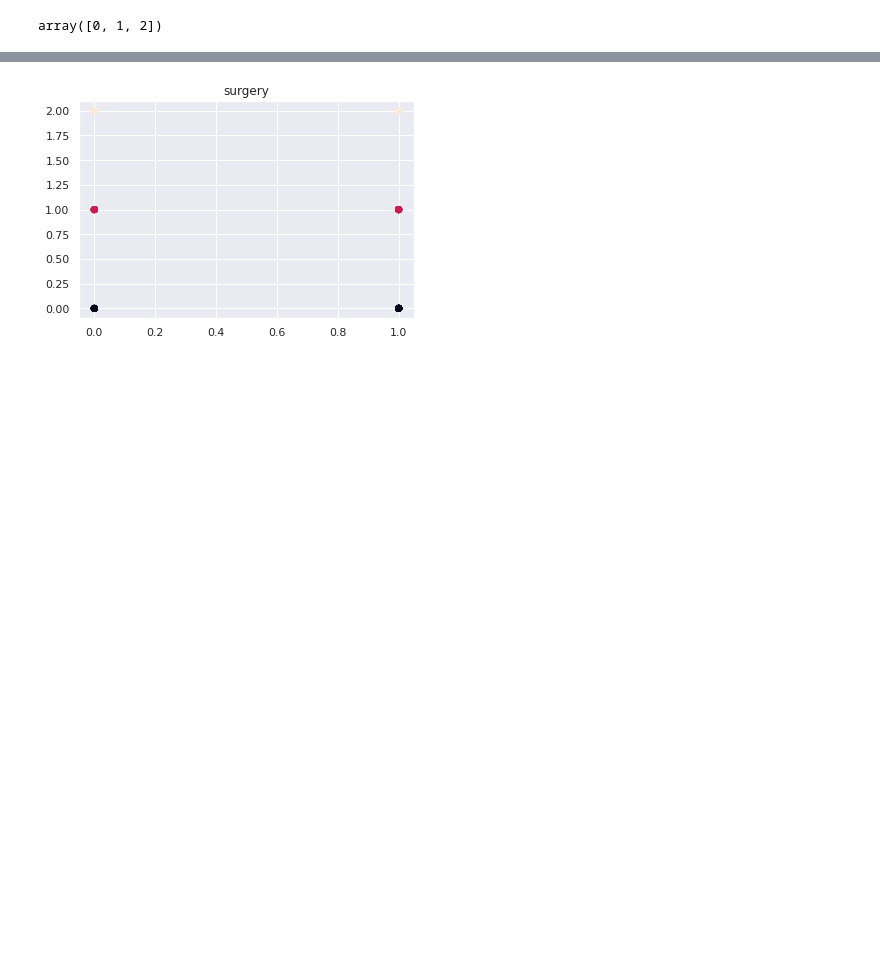
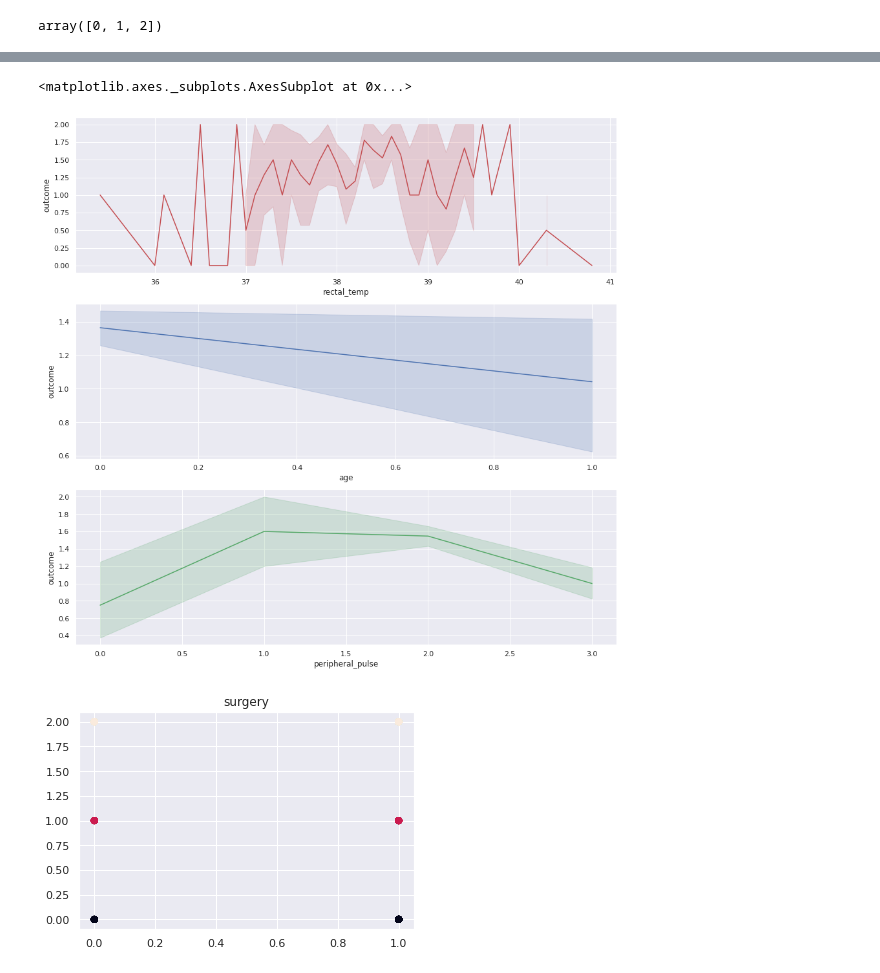
Before and after one commit to OjChi/DS-Lab, a Jupyter notebook: Lab_1_Logistic_Regression.ipynb, the cells around one changed output, grey strips where cells are left out. Saved outputs shown, nothing was run; the diff lists cells and outputs as text; code cells hidden in the pictures; blank space fills up the shorter version.

```diff
--- a/Lab_1_Logistic_Regression.ipynb
+++ b/Lab_1_Logistic_Regression.ipynb
@@ -265,3 +272,11 @@ array([0, 1, 2])
+# %%
+fig,ax = plt.subplots(3,1,figsize=(15,15))
+sns.lineplot(x=horse_data['rectal_temp'],y=horse_data.outcome,ax=ax[0],color='r')
+sns.lineplot(x=horse_data['age'],y=horse_data.outcome,ax=ax[1],color='b')
+sns.lineplot(x=horse_data['peripheral_pulse'],y=horse_data.outcome,ax=ax[2],color='g')
+# %% [output]
+<matplotlib.axes._subplots.AxesSubplot at 0x...>
+[figure, added]
 # %%
 for col in horse_data.columns:
   plt.scatter(horse_data[col], horse_data['outcome'], c=horse_data['outcome'])
```
Also changed, not shown: parts of 6 cells of this notebook.
